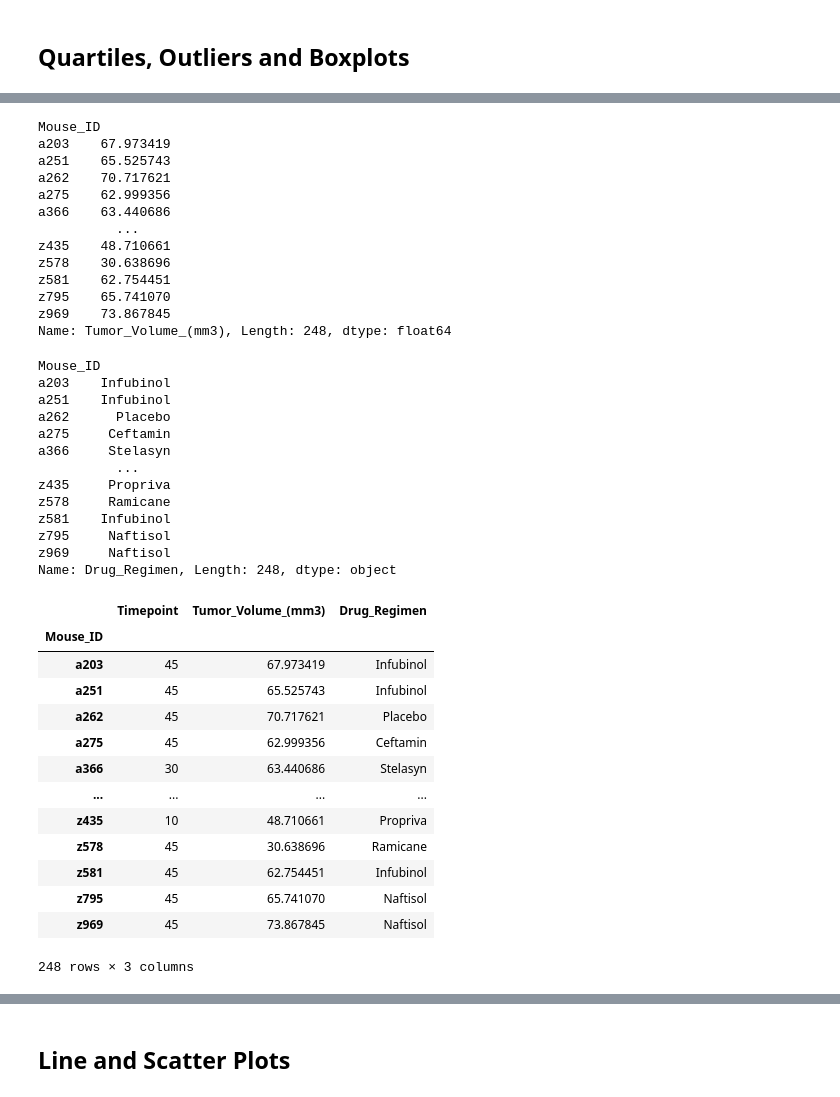
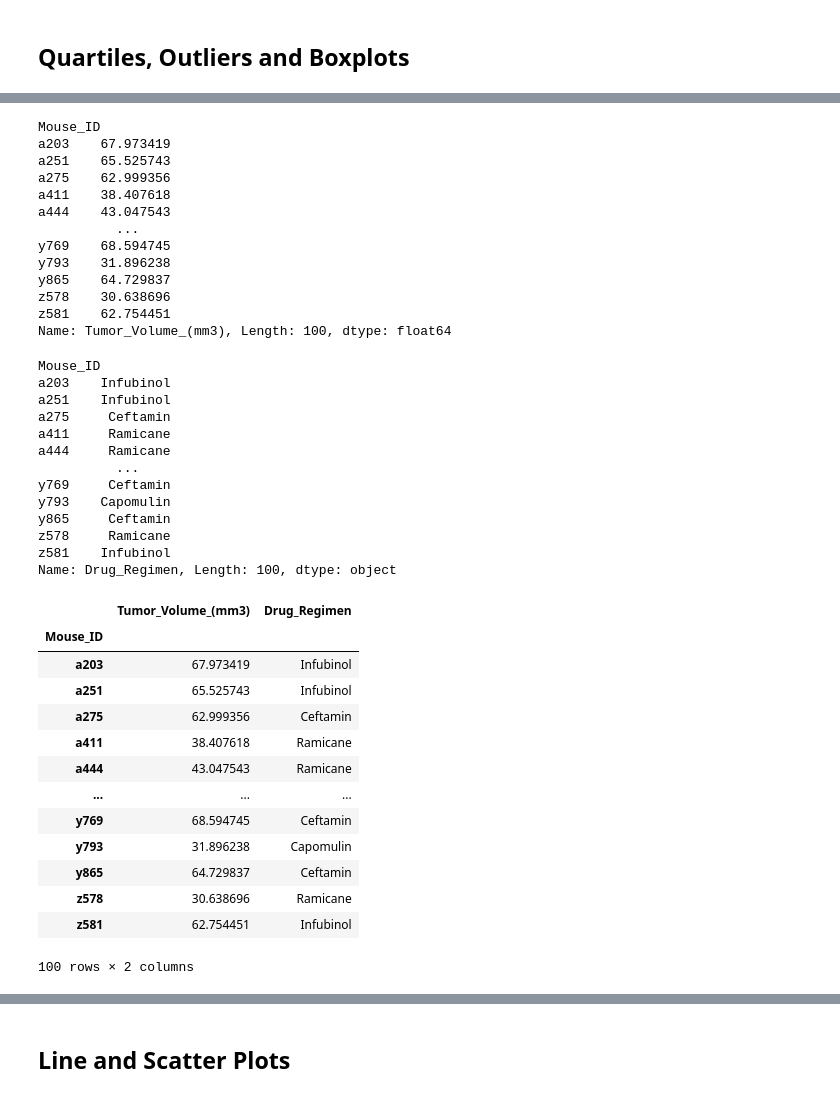
Before and after one commit to charlim26/matplotlib-challenge, a Jupyter notebook: Pymaceuticals/main3.ipynb, the cells around one changed output, grey strips where cells are left out. Drawn from its saved outputs; the diff is of its cells as text; code cells hidden in the pictures.

```diff
--- a/Pymaceuticals/main3.ipynb
+++ b/Pymaceuticals/main3.ipynb
@@ -351,0 +362,6 @@ plt.show()
+# %%
+# Calculate the final tumor volume of each mouse across four of the treatment regimens:
+# Capomulin, Ramicane, Infubinol, and Ceftamin
+qob_regimen = ["Capomulin", "Ramicane","Infubinol","Ceftamin"]
+qop_df = pharma_final_df[pharma_final_df["Drug_Regimen"].isin(qob_regimen) == True]
+qop_df
@@ -352,5 +382,5 @@ plt.show()
 # %%
-final_tumor = pharma_final_df.groupby(["Mouse_ID"])["Timepoint"].max()
+final_tumor = qop_df.groupby(["Mouse_ID"])["Timepoint"].max()
 final_tumor
 # %% [output]
 Mouse_ID
@@ -369,54 +399,54 @@ Name: Timepoint, Length: 248, dtype: int64
 # %%
-final_volume = pharma_final_df.groupby(["Mouse_ID"])["Tumor_Volume_(mm3)"].last()
+final_volume = qop_df.groupby(["Mouse_ID"])["Tumor_Volume_(mm3)"].last()
 final_volume
 # %% [output]
 Mouse_ID
 a203    67.973419
 a251    65.525743
-a262    70.717621
 a275    62.999356
-a366    63.440686
+a411    38.407618
+a444    43.047543
           ...
-z435    48.710661
+y769    68.594745
+y793    31.896238
+y865    64.729837
 z578    30.638696
 z581    62.754451
-z795    65.741070
-z969    73.867845
-Name: Tumor_Volume_(mm3), Length: 248, dtype: float64
+Name: Tumor_Volume_(mm3), Length: 100, dtype: float64
 # %%
-final_drug = pharma_final_df.groupby(["Mouse_ID"])["Drug_Regimen"].last()
+final_drug = qop_df.groupby(["Mouse_ID"])["Drug_Regimen"].last()
 final_drug
 # %% [output]
 Mouse_ID
 a203    Infubinol
 a251    Infubinol
-a262      Placebo
 a275     Ceftamin
-a366     Stelasyn
+a411     Ramicane
+a444     Ramicane
           ...
-z435     Propriva
+y769     Ceftamin
+y793    Capomulin
+y865     Ceftamin
 z578     Ramicane
 z581    Infubinol
-z795     Naftisol
-z969     Naftisol
-Name: Drug_Regimen, Length: 248, dtype: object
+Name: Drug_Regimen, Length: 100, dtype: object
 # %%
 first_merge = pd.merge(final_tumor,final_volume, how = "left", on=["Mouse_ID"])
-final_merge = pd.merge(first_merge,final_drug, how = "left", on=["Mouse_ID"])
-drug_list = ["Capomulin", "Ramicane", "Infubinol", "Ceftamin"]
-final_merge
+final_regimen_df = pd.merge(first_merge,final_drug, how = "left", on=["Mouse_ID"])
+del final_regimen_df["Timepoint"]
+final_regimen_df
 # %% [output]
-|  | Timepoint | Tumor_Volume_(mm3) | Drug_Regimen |
-| Mouse_ID |  |  |  |
-| a203 | 45 | 67.973419 | Infubinol |
-| a251 | 45 | 65.525743 | Infubinol |
-| a262 | 45 | 70.717621 | Placebo |
-| a275 | 45 | 62.999356 | Ceftamin |
-| a366 | 30 | 63.440686 | Stelasyn |
-| ... | ... | ... | ... |
-| z435 | 10 | 48.710661 | Propriva |
-| z578 | 45 | 30.638696 | Ramicane |
-| z581 | 45 | 62.754451 | Infubinol |
-| z795 | 45 | 65.741070 | Naftisol |
-| z969 | 45 | 73.867845 | Naftisol |
+|  | Tumor_Volume_(mm3) | Drug_Regimen |
+| Mouse_ID |  |  |
+| a203 | 67.973419 | Infubinol |
+| a251 | 65.525743 | Infubinol |
+| a275 | 62.999356 | Ceftamin |
+| a411 | 38.407618 | Ramicane |
+| a444 | 43.047543 | Ramicane |
+| ... | ... | ... |
+| y769 | 68.594745 | Ceftamin |
+| y793 | 31.896238 | Capomulin |
+| y865 | 64.729837 | Ceftamin |
+| z578 | 30.638696 | Ramicane |
+| z581 | 62.754451 | Infubinol |
-248 rows × 3 columns
+100 rows × 2 columns
```
Also changed, not shown: parts of 13 cells of this notebook.
